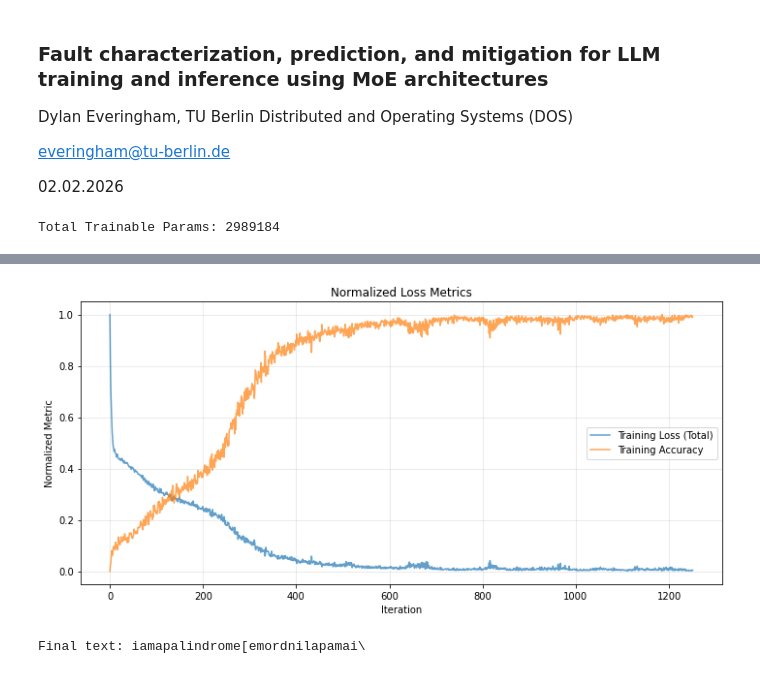
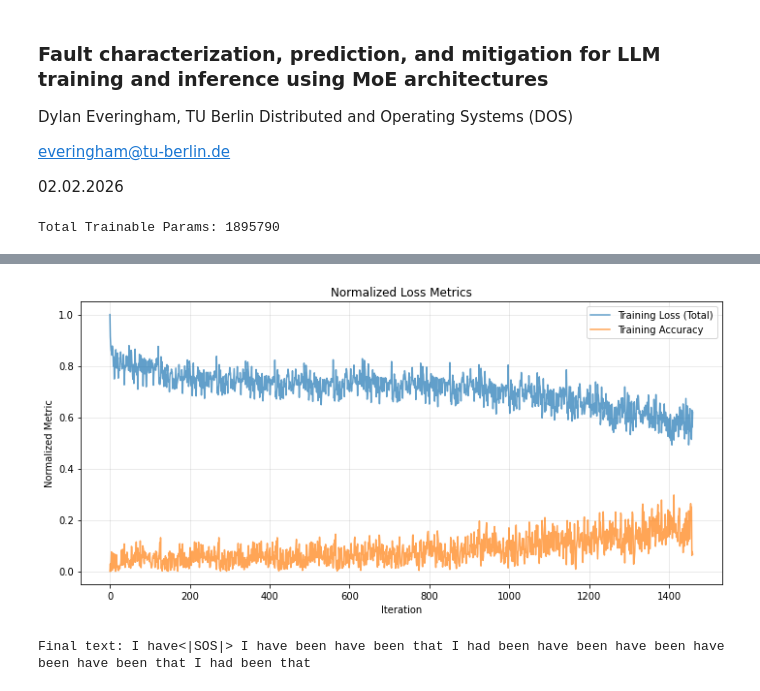
Before and after one commit to deveringham/moe-experiments, a Jupyter notebook: main.ipynb, the cells around one changed output, grey strips where cells are left out. Saved outputs shown, nothing was run; the diff lists cells and outputs as text; code cells hidden in the pictures.

```diff
--- a/main.ipynb
+++ b/main.ipynb
@@ -17,10 +17,10 @@ torch.manual_seed(seed);
 # %%
 (model, tokenizer,
  args, history) = \
-run_experiment_train(model_type=TransformerLM,
-                     task='string_reverse',
+run_experiment_train(model_type=DecoderOnlyLM,
+                     task='text_generation',
                      enable_wandb=False)
 
 #run_experiment_train_basic_decoderonly_text(enable_wandb=False)
 # %% [output]
-Total Trainable Params: 2989184
+Total Trainable Params: 1895790
@@ -31,6 +37,6 @@ Epoch: 4, Train loss: 0.052, Train acc: 0.984, Val acc: 0.997, Val gen acc: 0.95
-[figure, old version]
+[figure, new version]
 # %%
-start_context = "iamapalindrome"
+start_context = "I have "
 
 output_text = generate_text(
     model=model,
@@ -43,7 +49,7 @@ final_text = start_context + output_text
 
 print("Final text:", final_text)
 # %% [output]
-Final text: iamapalindrome[emordnilapamai\
+Final text: I have<|SOS|> I have been have been that I had been have been have been have been have been that I had been that
 # %%
 test_generation_reverse(model, n_samples=10)
 # %% [output]
```
Also changed, not shown: parts of 2 cells of this notebook, 3 other files.
